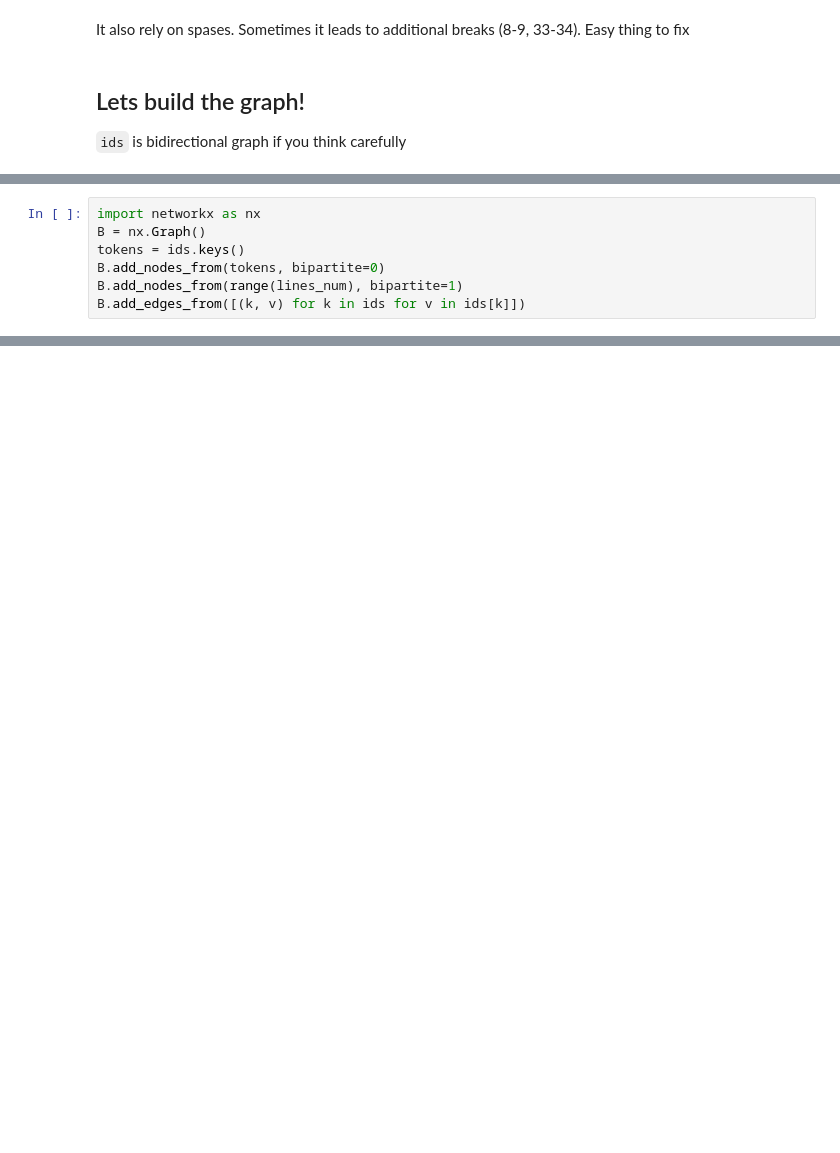
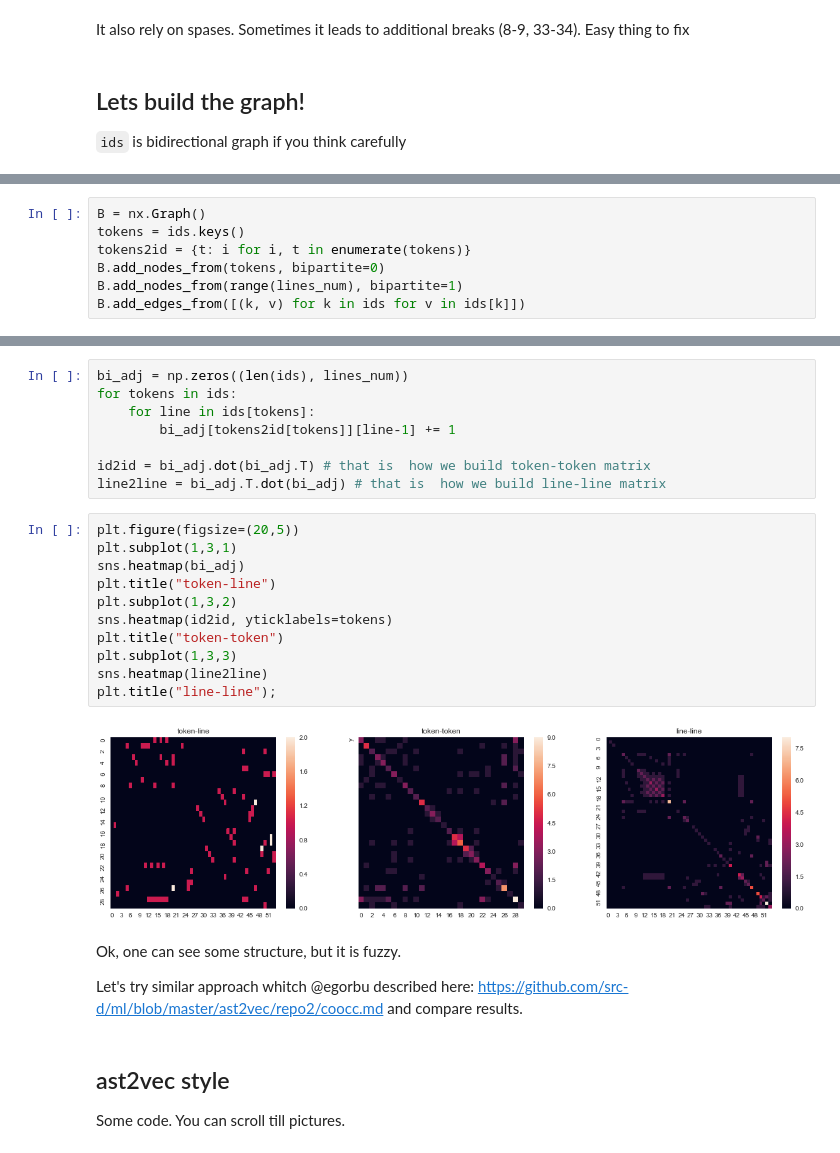
Before and after one commit to zurk/snippet-search, a Jupyter notebook: Experiments and visualisation.ipynb, the cells around one changed output, grey strips where cells are left out. Saved outputs shown, nothing was run; the diff lists cells and outputs as text; blank space fills up the shorter version.

```diff
--- a/Experiments and visualisation.ipynb
+++ b/Experiments and visualisation.ipynb
@@ -76,9 +82,9 @@ ids
  'x': [15, 14, 17, 16, 19, 18, 13, 45, 44],
  'y': [51]}
 # %%
-import networkx as nx
 B = nx.Graph()
 tokens = ids.keys()
+tokens2id = {t: i for i, t in enumerate(tokens)}
 B.add_nodes_from(tokens, bipartite=0)
 B.add_nodes_from(range(lines_num), bipartite=1)
 B.add_edges_from([(k, v) for k in ids for v in ids[k]])
@@ -95,0 +105,29 @@ To be continued...))
+# %%
+bi_adj = np.zeros((len(ids), lines_num))
+for tokens in ids:
+    for line in ids[tokens]:
+        bi_adj[tokens2id[tokens]][line-1] += 1
+
+id2id = bi_adj.dot(bi_adj.T) # that is  how we build token-token matrix
+line2line = bi_adj.T.dot(bi_adj) # that is  how we build line-line matrix
+# %%
+plt.figure(figsize=(20,5))
+plt.subplot(1,3,1)
+sns.heatmap(bi_adj)
+plt.title("token-line")
+plt.subplot(1,3,2)
+sns.heatmap(id2id, yticklabels=tokens)
+plt.title("token-token")
+plt.subplot(1,3,3)
+sns.heatmap(line2line)
+plt.title("line-line");
+# %% [output]
+[figure, added]
+# %% [markdown]
+Ok, one can see some structure, but it is fuzzy.
+
+Let's try similar approach whitch @egorbu described here: https://github.com/src-d/ml/blob/master/ast2vec/repo2/coocc.md and compare results.
+# %% [markdown]
+## ast2vec style
+
+Some code. You can scroll till pictures.
```
Also changed, not shown: parts of 23 cells of this notebook, 2 other files.
